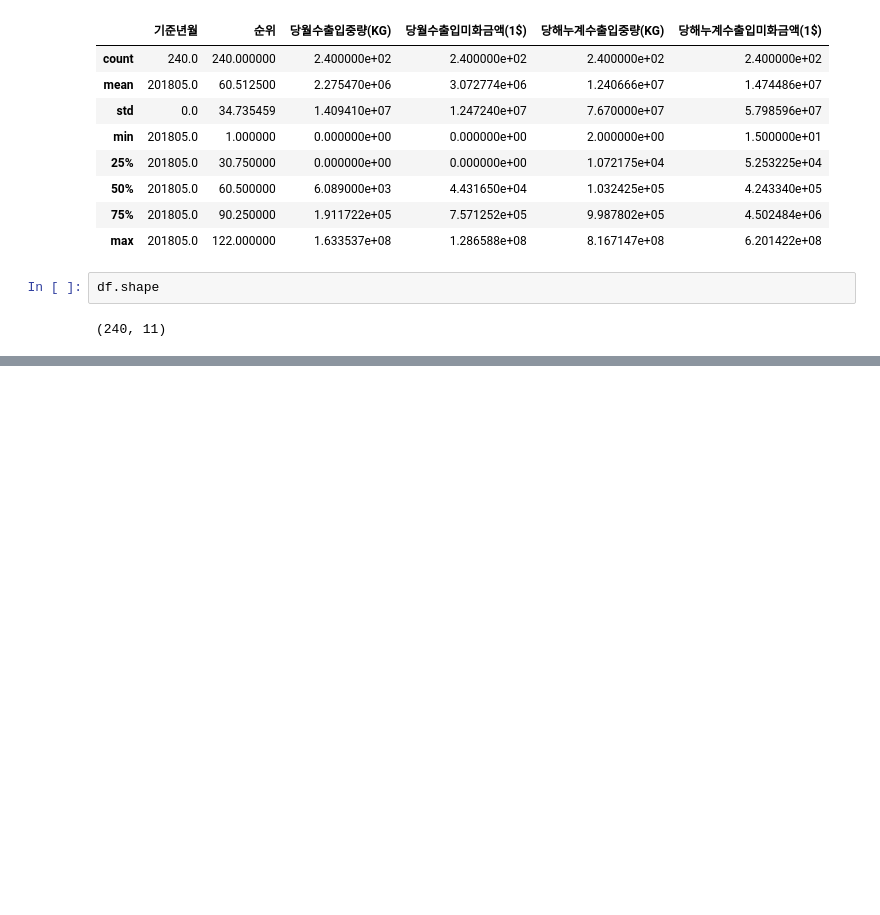
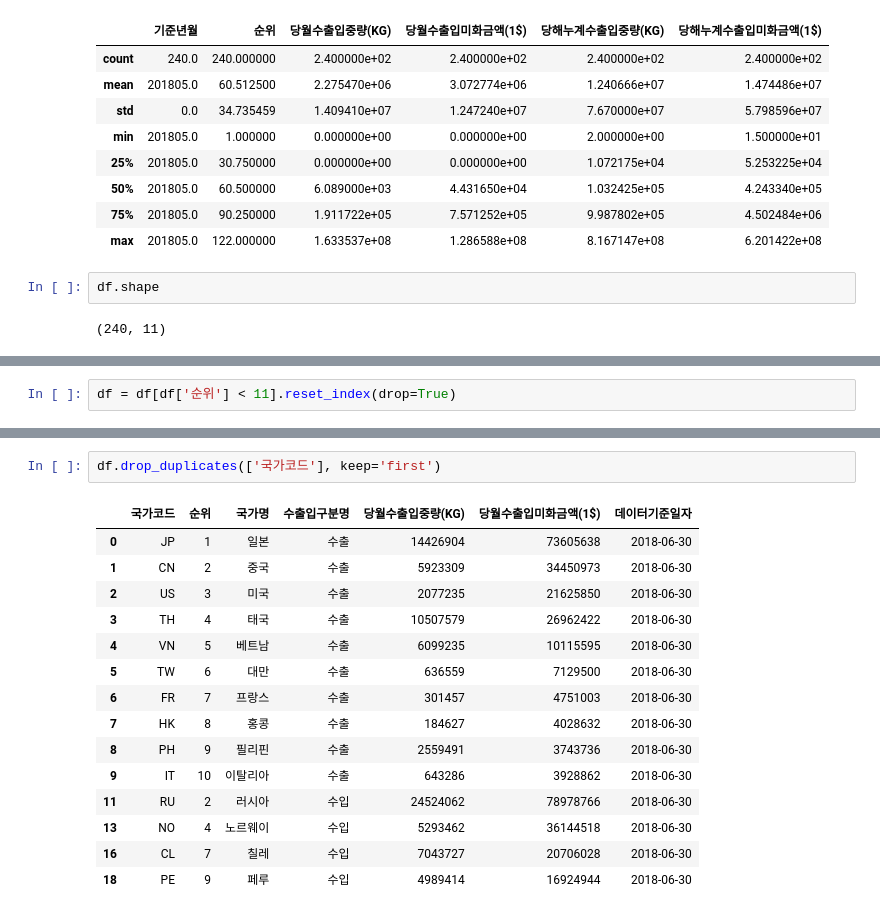
Before and after one commit to hann101/data_analysis, a Jupyter notebook: pandas/lab1.ipynb, the cells around one changed output, grey strips where cells are left out. Saved outputs shown, nothing was run; the diff lists cells and outputs as text; blank space fills up the shorter version.

```diff
--- a/pandas/lab1.ipynb
+++ b/pandas/lab1.ipynb
@@ -146,0 +107,2 @@ df[118:125]
+# %%
+df = df[df['순위'] < 11].reset_index(drop=True)
@@ -146,0 +113,18 @@ df[118:125]
+# %%
+df.drop_duplicates(['국가코드'], keep='first')
+# %% [output]
+|  | 국가코드 | 순위 | 국가명 | 수출입구분명 | 당월수출입중량(KG) | 당월수출입미화금액(1$) | 데이터기준일자 |
+| 0 | JP | 1 | 일본 | 수출 | 14426904 | 73605638 | 2018-06-30 |
+| 1 | CN | 2 | 중국 | 수출 | 5923309 | 34450973 | 2018-06-30 |
+| 2 | US | 3 | 미국 | 수출 | 2077235 | 21625850 | 2018-06-30 |
+| 3 | TH | 4 | 태국 | 수출 | 10507579 | 26962422 | 2018-06-30 |
+| 4 | VN | 5 | 베트남 | 수출 | 6099235 | 10115595 | 2018-06-30 |
+| 5 | TW | 6 | 대만 | 수출 | 636559 | 7129500 | 2018-06-30 |
+| 6 | FR | 7 | 프랑스 | 수출 | 301457 | 4751003 | 2018-06-30 |
+| 7 | HK | 8 | 홍콩 | 수출 | 184627 | 4028632 | 2018-06-30 |
+| 8 | PH | 9 | 필리핀 | 수출 | 2559491 | 3743736 | 2018-06-30 |
+| 9 | IT | 10 | 이탈리아 | 수출 | 643286 | 3928862 | 2018-06-30 |
+| 11 | RU | 2 | 러시아 | 수입 | 24524062 | 78978766 | 2018-06-30 |
+| 13 | NO | 4 | 노르웨이 | 수입 | 5293462 | 36144518 | 2018-06-30 |
+| 16 | CL | 7 | 칠레 | 수입 | 7043727 | 20706028 | 2018-06-30 |
+| 18 | PE | 9 | 페루 | 수입 | 4989414 | 16924944 | 2018-06-30 |
```
Also changed, not shown: parts of 7 cells of this notebook, 4 other files.
